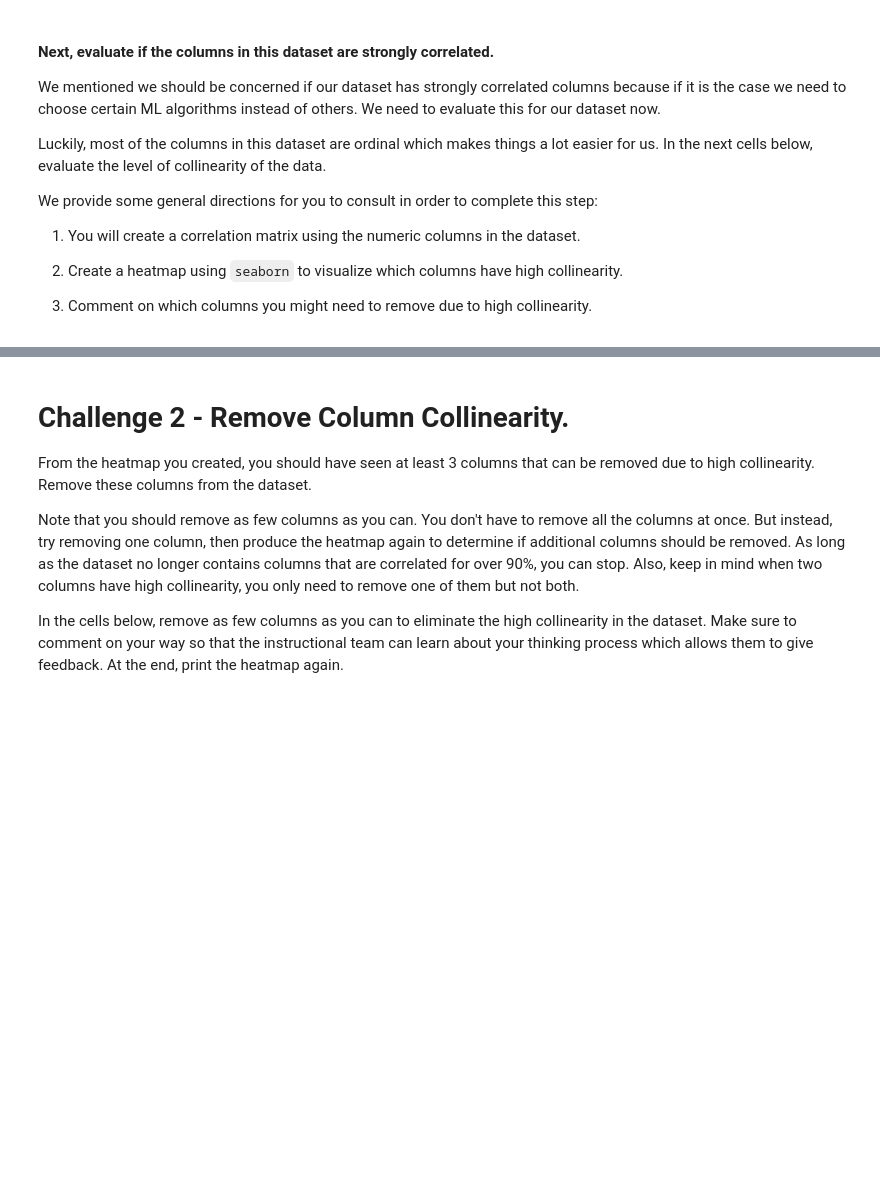
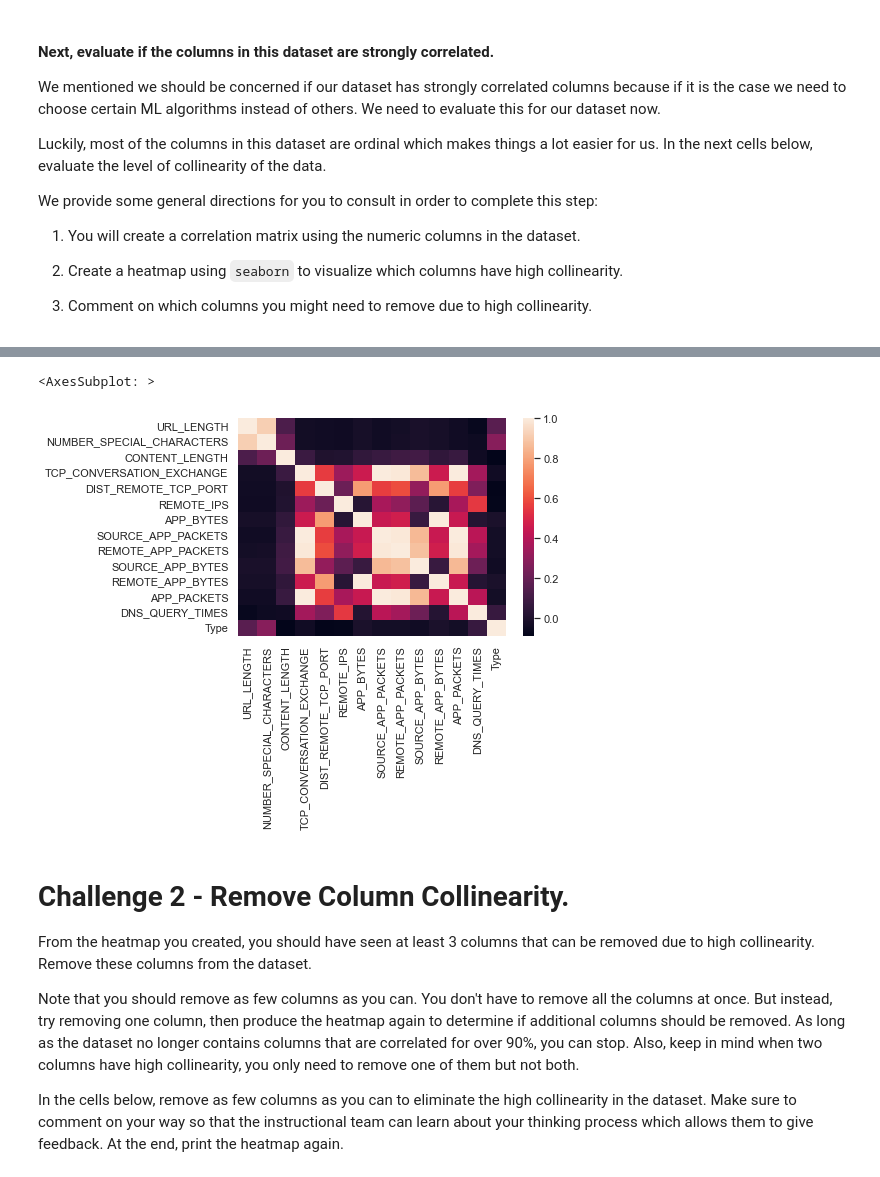
Before and after one commit to Ironhack-data-bcn-january-2023/lab-supervised-learning, a Jupyter notebook: your-code/main.ipynb, the cells around one changed output, grey strips where cells are left out. Saved outputs shown, nothing was run; the diff lists cells and outputs as text; code cells hidden in the pictures; blank space fills up the shorter version.

```diff
--- a/your-code/main.ipynb
+++ b/your-code/main.ipynb
@@ -56,0 +148,6 @@ We provide some general directions for you to consult in order to complete this
+# %%
+# Compute the pairwise correlation between columns
+websites_numeric = websites.drop(["URL", "CHARSET", "SERVER", "WHOIS_COUNTRY", "WHOIS_STATEPRO", "WHOIS_REGDATE", "WHOIS_UPDATED_DATE"], axis=1)
+# %%
+corr_matrix = websites_numeric.corr()
+corr_matrix
@@ -57,3 +206,8 @@ We provide some general directions for you to consult in order to complete this
+# %%
+sns.heatmap(corr_matrix)
+# %% [output]
+<AxesSubplot: >
+[figure, added]
 # %% [markdown]
 # Challenge 2 - Remove Column Collinearity.
 
```
Also changed, not shown: parts of 30 cells of this notebook.
